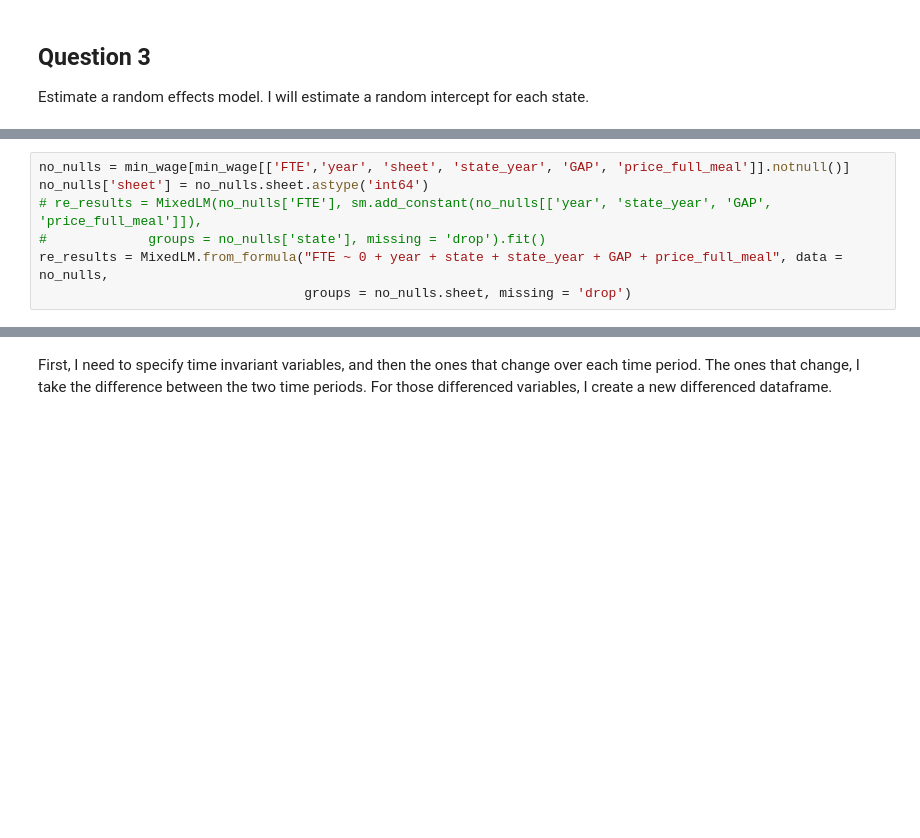
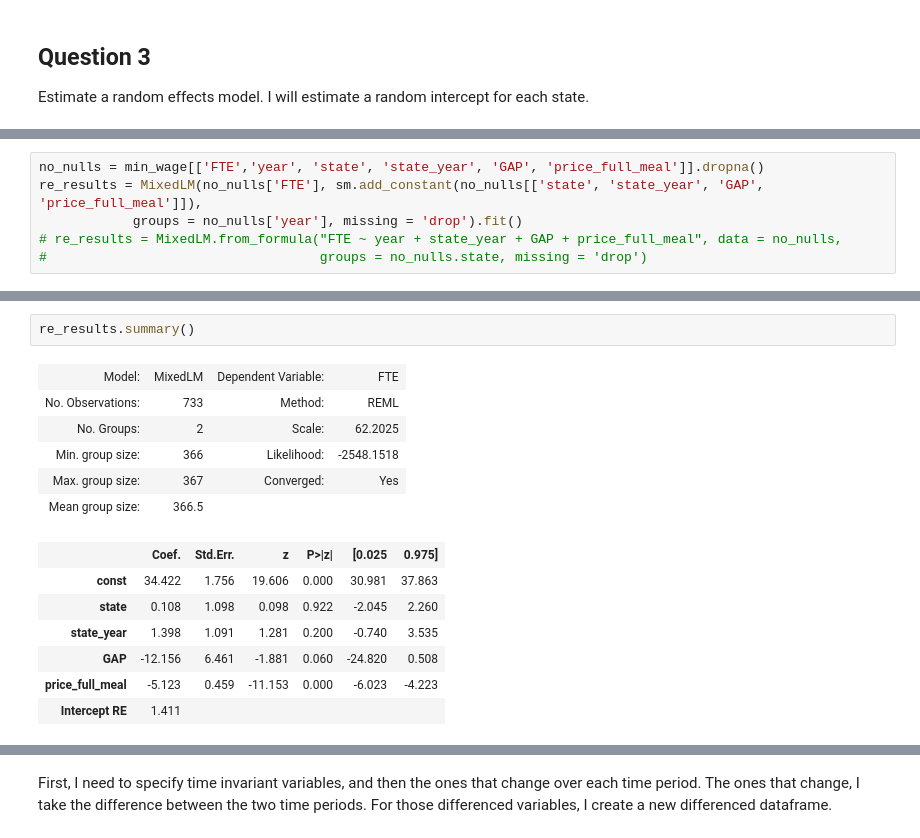
Before and after one commit to bfdykstra/cross-sectional-econ, a Jupyter notebook: problem_set_4/problem_set_4_dykstra_ben.ipynb, the cells around one changed output, grey strips where cells are left out. Saved outputs shown, nothing was run; the diff lists cells and outputs as text; blank space fills up the shorter version.

```diff
--- a/problem_set_4/problem_set_4_dykstra_ben.ipynb
+++ b/problem_set_4/problem_set_4_dykstra_ben.ipynb
@@ -140,7 +140,6 @@ from statsmodels.regression.mixed_linear_model import MixedLM
 # %%
-no_nulls = min_wage[min_wage[['FTE','year', 'sheet', 'state_year', 'GAP', 'price_full_meal']].notnull()]
-no_nulls['sheet'] = no_nulls.sheet.astype('int64')
-# re_results = MixedLM(no_nulls['FTE'], sm.add_constant(no_nulls[['year', 'state_year', 'GAP', 'price_full_meal']]),
-#             groups = no_nulls['state'], missing = 'drop').fit()
-re_results = MixedLM.from_formula("FTE ~ 0 + year + state + state_year + GAP + price_full_meal", data = no_nulls,
-                                  groups = no_nulls.sheet, missing = 'drop')
+no_nulls = min_wage[['FTE','year', 'state', 'state_year', 'GAP', 'price_full_meal']].dropna()
+re_results = MixedLM(no_nulls['FTE'], sm.add_constant(no_nulls[['state', 'state_year', 'GAP', 'price_full_meal']]),
+            groups = no_nulls['year'], missing = 'drop').fit()
+# re_results = MixedLM.from_formula("FTE ~ year + state_year + GAP + price_full_meal", data = no_nulls,
+#                                   groups = no_nulls.state, missing = 'drop')
@@ -178,0 +146,16 @@ numpy.int64
+# %%
+re_results.summary()
+# %% [output]
+| Model: | MixedLM | Dependent Variable: | FTE |
+| No. Observations: | 733 | Method: | REML |
+| No. Groups: | 2 | Scale: | 62.2025 |
+| Min. group size: | 366 | Likelihood: | -2548.1518 |
+| Max. group size: | 367 | Converged: | Yes |
+| Mean group size: | 366.5 |  |  |
+|  | Coef. | Std.Err. | z | P>|z| | [0.025 | 0.975] |
+| const | 34.422 | 1.756 | 19.606 | 0.000 | 30.981 | 37.863 |
+| state | 0.108 | 1.098 | 0.098 | 0.922 | -2.045 | 2.260 |
+| state_year | 1.398 | 1.091 | 1.281 | 0.200 | -0.740 | 3.535 |
+| GAP | -12.156 | 6.461 | -1.881 | 0.060 | -24.820 | 0.508 |
+| price_full_meal | -5.123 | 0.459 | -11.153 | 0.000 | -6.023 | -4.223 |
+| Intercept RE | 1.411 |  |  |  |  |  |
```
Also changed, not shown: parts of 9 cells of this notebook.
